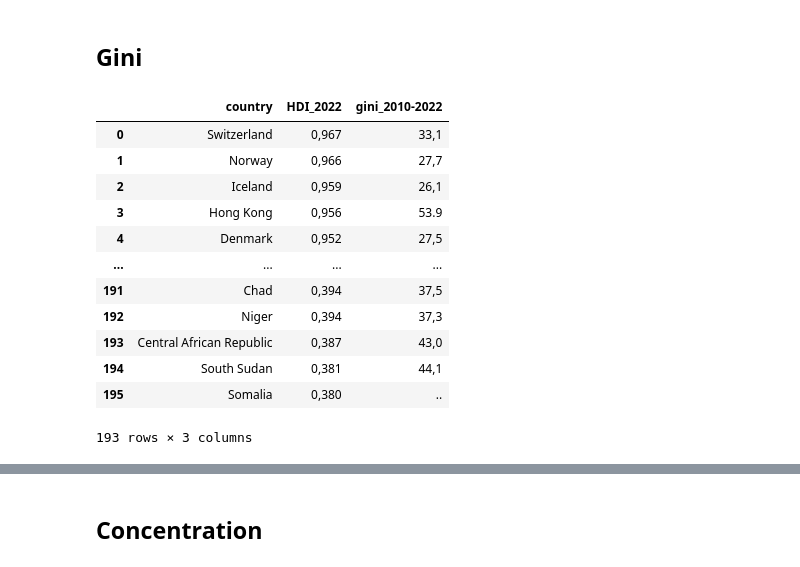
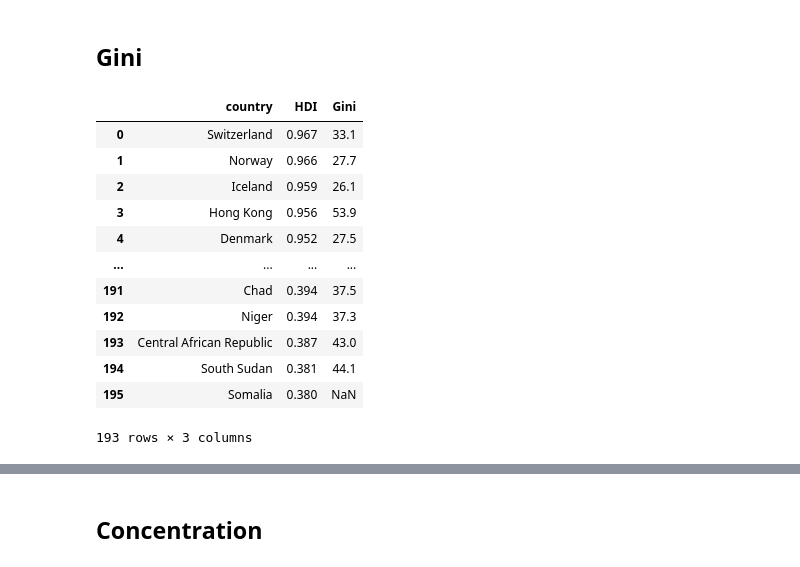
Before and after one commit to saraborello/billionaire-country-hotspots, a Jupyter notebook: notebooks/data_processing.ipynb, the cells around one changed output, grey strips where cells are left out. Cells and saved outputs as stored; diff of their text form; code cells hidden in the pictures.

Commit message:
Set as decimal separator . instead of ,

```diff
--- a/notebooks/data_processing.ipynb
+++ b/notebooks/data_processing.ipynb
@@ -527,25 +528,26 @@ rows_with_missing
 # %%
 # Import Gini HDI
 
-df_gini = pd.read_csv("C:/Users/keita/git/DataVis/data/raw/HDR23-24_HDI_Table.csv", usecols=["Country", "HDI_2022", "gini_2010-2022"])
+df_gini = pd.read_csv("C:/Users/keita/git/DataVis/data/raw/HDR23-24_HDI_Table.csv", usecols=["Country", "HDI_2022", "gini_2010-2022"], decimal = ',')
 df_gini.dropna(subset=["HDI_2022", "gini_2010-2022"], inplace=True)
-df_gini.rename({'Country':'Country Name', 'HDI_2022':'HDI', 'gini_2010-2022':'Gini'})
-df_gini['Country'] = df_gini['Country'].apply(lambda x: coco.convert(names=x, to='name_short'))
-df_gini = df_gini.rename(columns={'Country': 'country'})
+df_gini.rename(columns = {'Country':'country', 'HDI_2022':'HDI', 'gini_2010-2022':'Gini'}, inplace=True)
+df_gini["Gini"] = df_gini["Gini"].replace("..", np.nan)
+df_gini["Gini"] = df_gini["Gini"].str.replace(",", ".").astype(float)
+df_gini['country'] = df_gini['country'].apply(lambda x: coco.convert(names=x, to='name_short'))
 df_gini
 # %% [output]
-|  | country | HDI_2022 | gini_2010-2022 |
-| 0 | Switzerland | 0,967 | 33,1 |
-| 1 | Norway | 0,966 | 27,7 |
-| 2 | Iceland | 0,959 | 26,1 |
-| 3 | Hong Kong | 0,956 | 53.9 |
-| 4 | Denmark | 0,952 | 27,5 |
+|  | country | HDI | Gini |
+| 0 | Switzerland | 0.967 | 33.1 |
+| 1 | Norway | 0.966 | 27.7 |
+| 2 | Iceland | 0.959 | 26.1 |
+| 3 | Hong Kong | 0.956 | 53.9 |
+| 4 | Denmark | 0.952 | 27.5 |
 | ... | ... | ... | ... |
-| 191 | Chad | 0,394 | 37,5 |
-| 192 | Niger | 0,394 | 37,3 |
-| 193 | Central African Republic | 0,387 | 43,0 |
-| 194 | South Sudan | 0,381 | 44,1 |
-| 195 | Somalia | 0,380 | .. |
+| 191 | Chad | 0.394 | 37.5 |
+| 192 | Niger | 0.394 | 37.3 |
+| 193 | Central African Republic | 0.387 | 43.0 |
+| 194 | South Sudan | 0.381 | 44.1 |
+| 195 | Somalia | 0.380 | NaN |
 193 rows × 3 columns
 # %%
 # Merge Global Innovation Index
```
Also changed, not shown: parts of 7 cells of this notebook, 2 other files.
